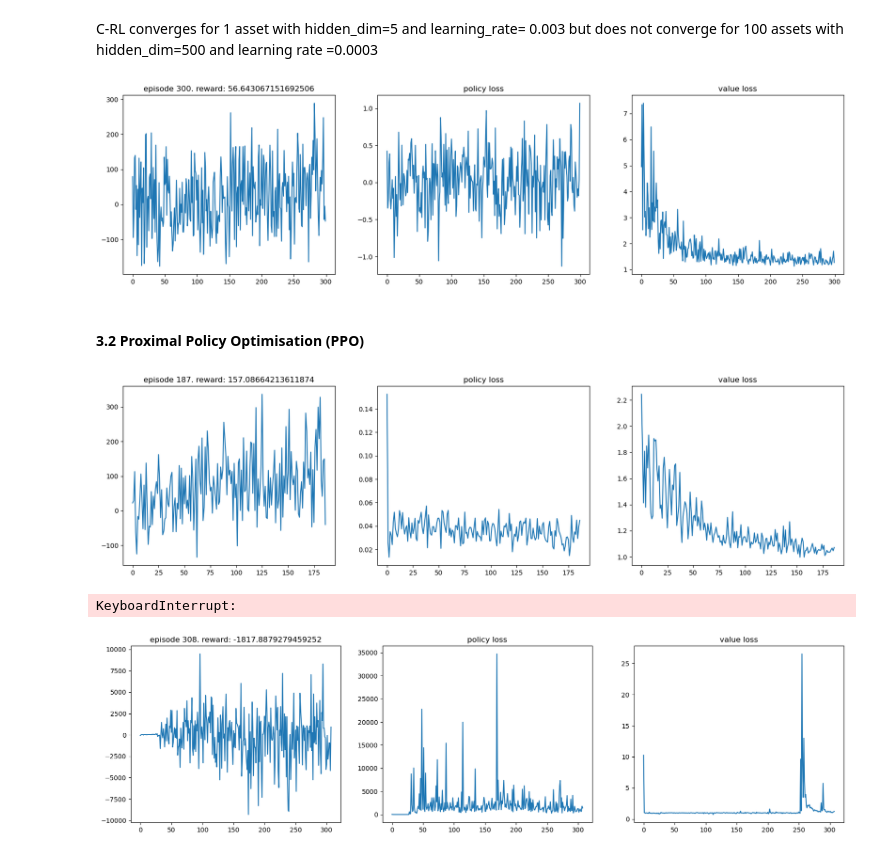
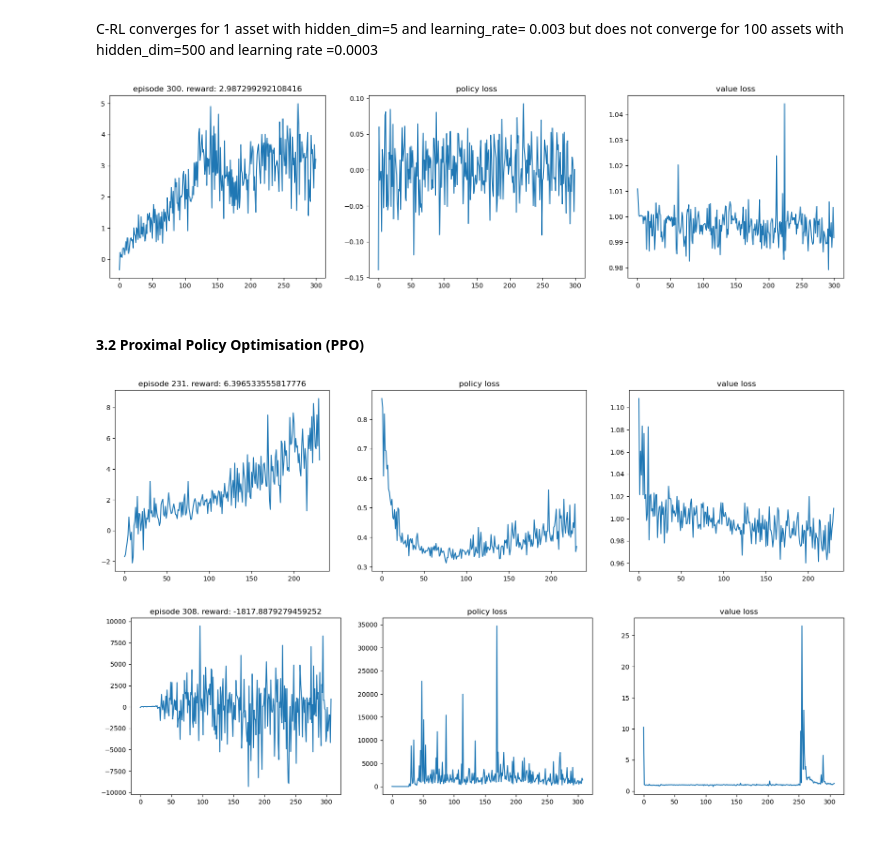
Before and after one commit to quintengeerts2000/MasterThesis-DRL_applications_to_stat_arb, a Jupyter notebook: monte_carlo_simulators/OU_stoch_control.ipynb, the cells around one changed output. Saved outputs shown, nothing was run; the diff lists cells and outputs as text; code cells hidden in the pictures.

```diff
--- a/monte_carlo_simulators/OU_stoch_control.ipynb
+++ b/monte_carlo_simulators/OU_stoch_control.ipynb
@@ -21,7 +21,7 @@ from scipy.integrate import odeint
 ### Part 1: Monte carlo simulations of high dimensional Ornstein-Uhlenbeck processes
 # %%
 # Same parameters are used as in the paper
-N       = 100
+N       = 10
 T       = 20
 L       = 400
 delta_t = T/L
@@ -346,13 +346,13 @@ First the policy and value models need to be created
 C-RL converges for 1 asset with hidden_dim=5 and learning_rate= 0.003
 but does not converge for 100 assets with hidden_dim=500 and learning rate =0.0003
 # %%
-LEARNING_RATE = 0.0003
+LEARNING_RATE = 0.03
 MAX_EPISODES = 300
 DISCOUNT_FACTOR = 0
 N_TRIALS = 25
 
 INPUT_DIM  = N#2 * N + 1# first N input values is X_t and the next is pi_t
-HIDDEN_DIM = 150
+HIDDEN_DIM = 5
 OUTPUT_DIM_ACTOR = N
 OUTPUT_DIM_CRITIC = 1
 
@@ -362,46 +362,46 @@ train_rewards = []
 test_rewards = []
 
 # init agent
 actor = PolicyModel(INPUT_DIM, HIDDEN_DIM, OUTPUT_DIM_ACTOR)
 critic = ValueModel(INPUT_DIM, HIDDEN_DIM, OUTPUT_DIM_CRITIC)
 agent = ActorCritic(actor, critic)
 
 agent.apply(init_weights)
 optimizer = optim.Adam(agent.parameters(), lr = LEARNING_RATE)
 
 process = ornstein_uhlenbeck_process(theta,mu,sigma,delta_t)
 train_env = TradingEnvironment(process,T,r,p)
 train_env.eval()
 eval_env = TradingEnvironment(process,T,r,p)
 eval_env.eval()
 
 for episode in range(1, MAX_EPISODES+1):
     policy_loss, value_loss, train_reward = train(train_env, agent, optimizer, DISCOUNT_FACTOR)
     test_reward = evaluate(eval_env, agent, False)
 
     train_rewards.append(train_reward)
     test_rewards.append(test_reward)
     policy_losses.append(policy_loss)
     value_losses.append(value_loss)
 
     mean_train_rewards = np.mean(train_rewards[-N_TRIALS:])
     mean_test_rewards = np.mean(test_rewards[-N_TRIALS:])
 
     plot(episode, train_rewards, policy_losses, value_losses)
 # %% [output]
-[figure, old version]
+[figure, new version]
 # %% [markdown]
 #### 3.2 Proximal Policy Optimisation (PPO)
 # %%
-MAX_EPISODES = 1000
+MAX_EPISODES = 200
 LEARNING_RATE = 0.001
-DISCOUNT_FACTOR = 0
+DISCOUNT_FACTOR = 0.5
 N_TRIALS = 25
 PPO_STEPS = 5
 PPO_CLIP = 0.2
 
-INPUT_DIM  = N#2 * N + 1# first N input values is X_t and the next is pi_t
-HIDDEN_DIM = 150
+INPUT_DIM  = 2 * N + 1# first N input values is X_t and the next is pi_t
+HIDDEN_DIM = 50
 OUTPUT_DIM_ACTOR = N
 OUTPUT_DIM_CRITIC = 1
 
@@ -422,10 +422,11 @@ critic = ValueModel(INPUT_DIM, HIDDEN_DIM, OUTPUT_DIM_CRITIC)
 agent = ActorCritic(actor, critic)
 agent.apply(init_weights)
 optimizer = optim.Adam(agent.parameters(), lr = LEARNING_RATE)
+scheduler = optim.lr_scheduler.ExponentialLR(optimizer, gamma=0.99)
 
 for episode in range(1, MAX_EPISODES+1):
 
-    policy_loss, value_loss, train_reward = train_ppo(train_env, agent, optimizer, DISCOUNT_FACTOR, PPO_STEPS, PPO_CLIP)
+    policy_loss, value_loss, train_reward = train_ppo(train_env, agent, optimizer,scheduler, DISCOUNT_FACTOR, PPO_STEPS, PPO_CLIP)
 
     test_reward = evaluate(eval_env, agent)
 
@@ -440,8 +441,7 @@ for episode in range(1, MAX_EPISODES+1):
 
     plot(episode, test_rewards, policy_losses, value_losses)
 # %% [output]
-[figure, old version]
+[figure, new version]
-KeyboardInterrupt:
 # %%
 MAX_EPISODES = 1000
 LEARNING_RATE = 0.001
```
Also changed, not shown: parts of 2 cells of this notebook, 1 other file.
